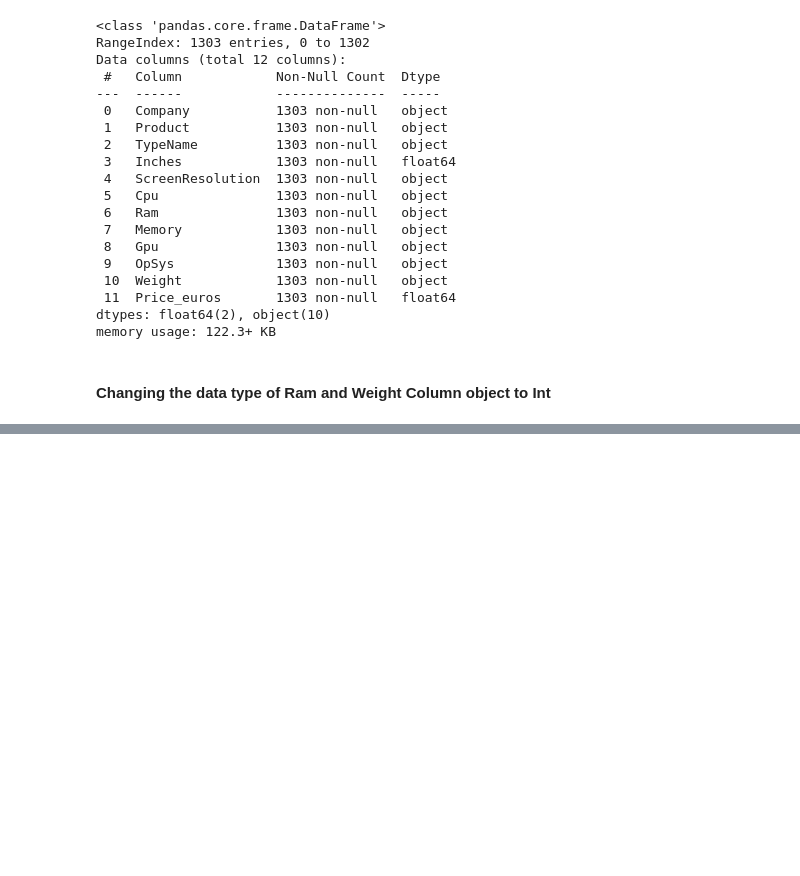
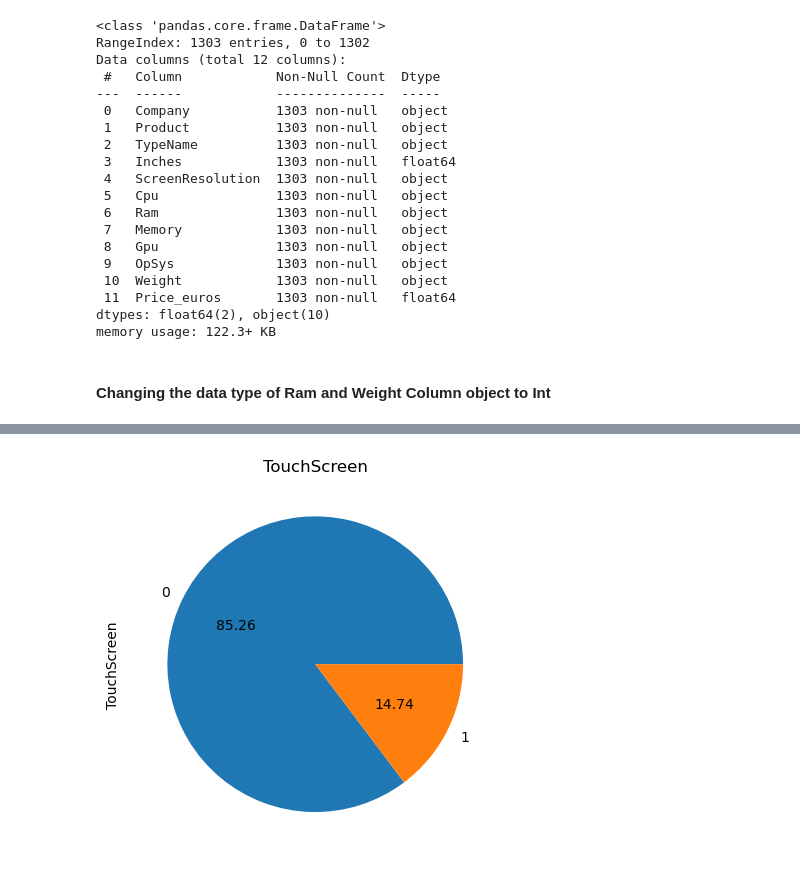
Before and after one commit to Sialsanwal/Data-Science, a Jupyter notebook: Laptop Price/Feature engineering and Modeling.ipynb, the cells around one changed output, grey strips where cells are left out. Saved outputs shown, nothing was run; the diff lists cells and outputs as text; code cells hidden in the pictures; blank space fills up the shorter version.

```diff
--- a/Laptop Price/Feature engineering and Modeling.ipynb
+++ b/Laptop Price/Feature engineering and Modeling.ipynb
@@ -83,3 +83,6 @@ dtypes: float64(2), object(10)
 memory usage: 122.3+ KB
 # %% [markdown]
 #### Changing the data type of Ram and Weight Column object to Int
+# %%
+df.Ram=df.Ram.astype('int32')
+df.Weight=df.Weight.astype('float64')
@@ -85,0 +115,2 @@ memory usage: 122.3+ KB
+# %%
+df['Price']=df.Price_euros*239
@@ -85,0 +126,3 @@ memory usage: 122.3+ KB
+# %%
+#remove the price_uero Columns
+df.drop(columns=['Price_euros'], inplace=True)
@@ -85,0 +135,2 @@ memory usage: 122.3+ KB
+# %%
+df['TouchScreen']=df.ScreenResolution.apply(lambda x:1 if 'Touchscreen' in x else 0 )
@@ -85,0 +142,6 @@ memory usage: 122.3+ KB
+# %%
+plt.title("TouchScreen")
+df.TouchScreen.value_counts().plot(kind='pie',autopct='%.2f')
+plt.show()
+# %% [output]
+[figure, added]
```
Also changed, not shown: parts of 6 cells of this notebook.
